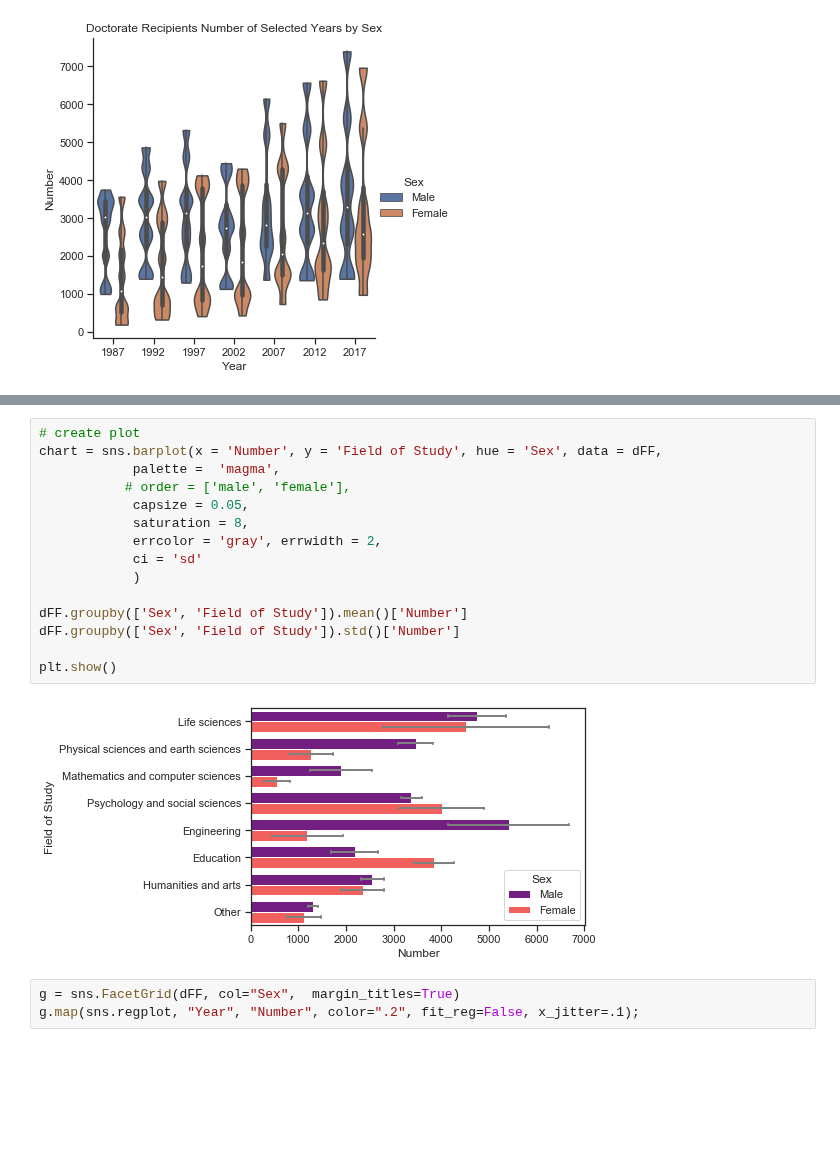
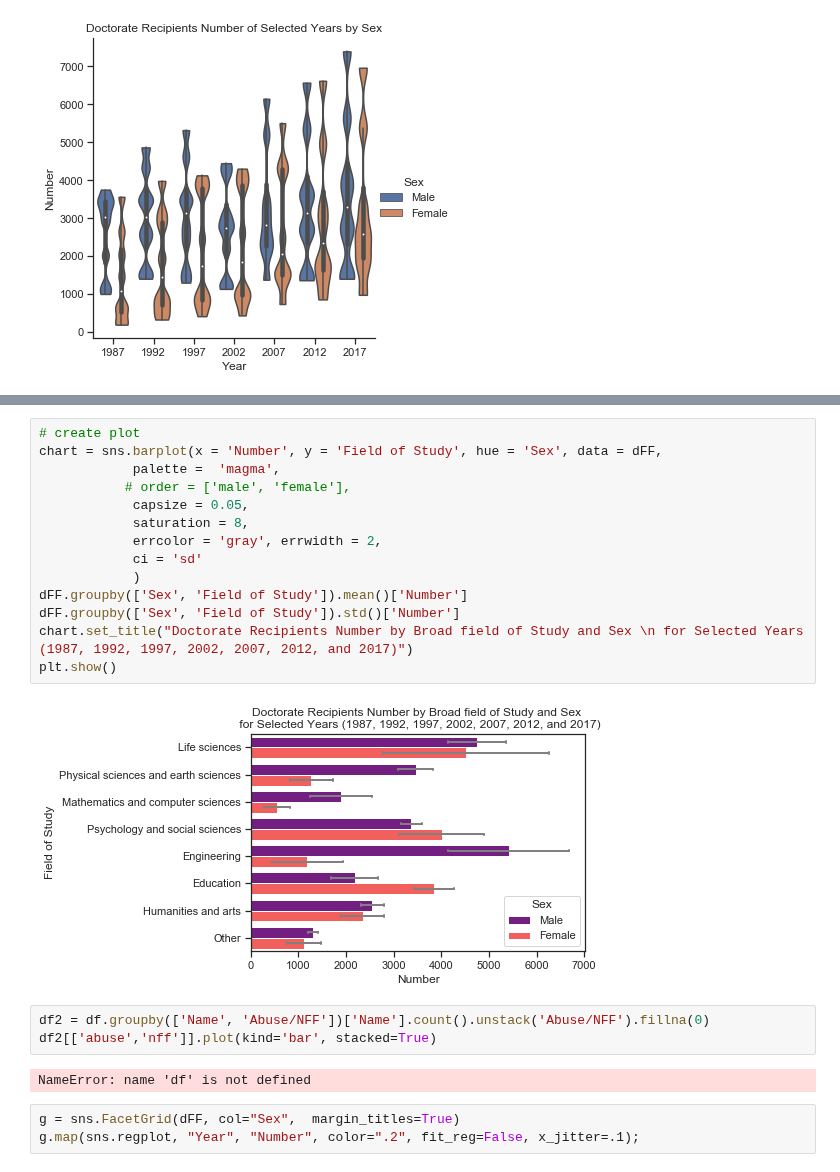
Before and after one commit to mulukenm/DataVisualization, a Jupyter notebook: VisualizationExploration.ipynb, the cells around one changed output, grey strips where cells are left out. Saved outputs shown, nothing was run; the diff lists cells and outputs as text; blank space fills up the shorter version.

```diff
--- a/VisualizationExploration.ipynb
+++ b/VisualizationExploration.ipynb
@@ -45,20 +50,24 @@ ax = sns.barplot(x="Year", y="Number", hue="Sex", data=dFF);
 # %%
 # create plot
 chart = sns.barplot(x = 'Number', y = 'Field of Study', hue = 'Sex', data = dFF,
             palette =  'magma',
            # order = ['male', 'female'],
             capsize = 0.05,
             saturation = 8,
             errcolor = 'gray', errwidth = 2,
             ci = 'sd'
             )
-
 dFF.groupby(['Sex', 'Field of Study']).mean()['Number']
 dFF.groupby(['Sex', 'Field of Study']).std()['Number']
-
+chart.set_title("Doctorate Recipients Number by Broad field of Study and Sex \n for Selected Years (1987, 1992, 1997, 2002, 2007, 2012, and 2017)")
 plt.show()
 # %% [output]
-[figure, old version]
+[figure, new version]
+# %%
+df2 = df.groupby(['Name', 'Abuse/NFF'])['Name'].count().unstack('Abuse/NFF').fillna(0)
+df2[['abuse','nff']].plot(kind='bar', stacked=True)
+# %% [output]
+NameError: name 'df' is not defined
 # %%
 g = sns.FacetGrid(dFF, col="Sex",  margin_titles=True)
 g.map(sns.regplot, "Year", "Number", color=".2", fit_reg=False, x_jitter=.1);
```
Also changed, not shown: parts of 10 cells of this notebook.
